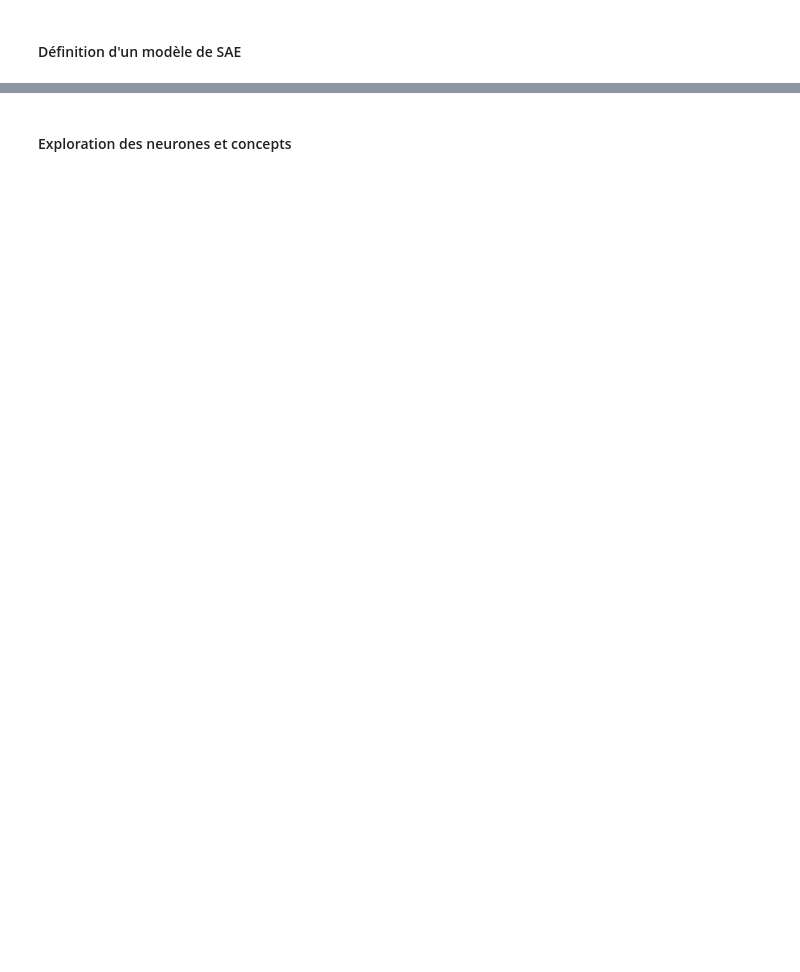
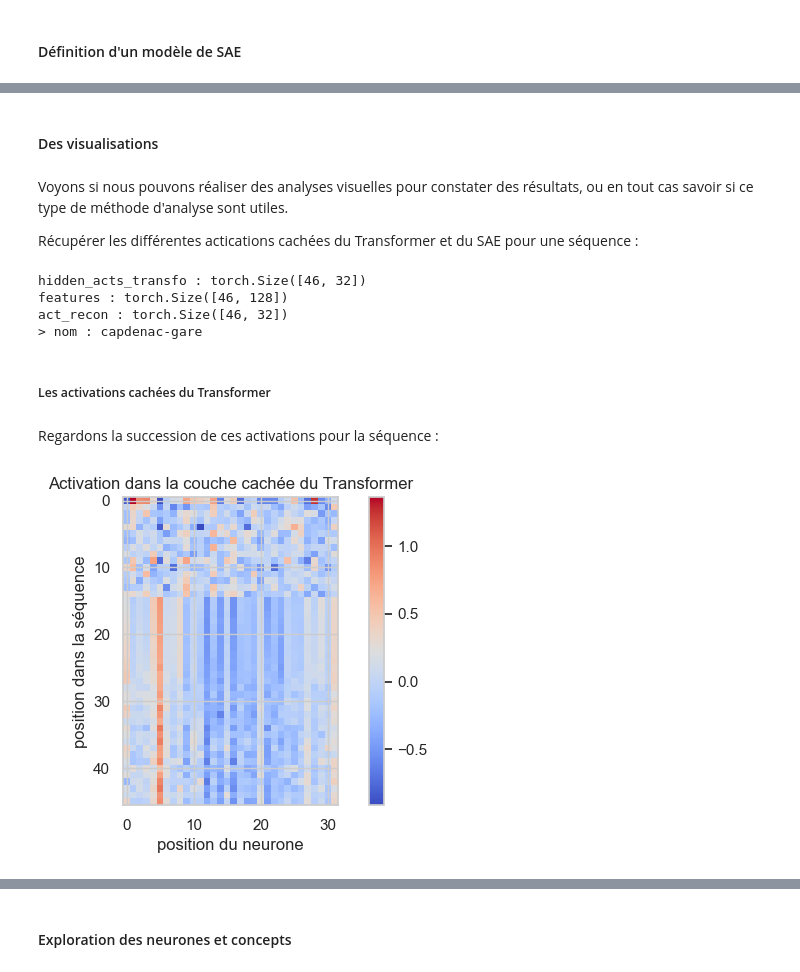
Before and after one commit to nicolasguillard/workshop_cs_202503, a Jupyter notebook: workshop_part_3__solution.ipynb, the cells around one changed output, grey strips where cells are left out. Drawn from its saved outputs; the diff is of its cells as text; code cells hidden in the pictures; blank space fills up the shorter version.

```diff
--- a/workshop_part_3__solution.ipynb
+++ b/workshop_part_3__solution.ipynb
@@ -189,0 +369,2 @@ LanguageModelForSAE(
+# %%
+train_dataset, test_dataset, tokenizer, _ = get_datasets("./villes.txt")
@@ -189,0 +375,13 @@ LanguageModelForSAE(
+# %%
+config = TransformerConfig(
+    vocab_size=tokenizer.vocabulary_size(),
+    d_model=d_model,
+    n_heads=n_heads,
+    n_layers=n_layers,
+    dropout=dropout,
+    max_len=max(train_dataset.max_len, test_dataset.max_len) - 1  # Because X and y : sequence[:-1] and sequence[1:] in dataset
+)
+
+filename = "./weights/model_32__4_heads__1_layers.pth" # A modifier selon le contexte
+#filename = "`./weights/solutions/model_32__4_heads__1_layers.pth`" # A décommenter selon le contexte
+model = load_transformer_model(filename, class_model=LanguageModelForSAE, config=config, device=device)
@@ -370,0 +415,3 @@ reconstruction loss : 2.22
+# %%
+train_dataloader = DataLoader(train_dataset, batch_size=batch_size, shuffle=True)
+test_dataloader = DataLoader(test_dataset, batch_size=batch_size, shuffle=True)
@@ -370,0 +747,43 @@ reconstruction loss : 2.22
+# %% [markdown]
+#### Des visualisations
+# %% [markdown]
+Voyons si nous pouvons réaliser des analyses visuelles pour constater des résultats, ou en tout cas savoir si ce type de méthode d'analyse sont utiles.
+
+Récupérer les différentes actications cachées du Transformer et du SAE pour une séquence :
+# %%
+X, _ = next(iter(train_dataloader)) # (B, S)
+
+idx_sequence = 1
+hidden_acts_transfo = model(X[idx_sequence-1:idx_sequence].to(device), act=True).view(-1, config.d_model) # (B*L, d_model)
+_, act_recon, features, _, _ = sae(hidden_acts_transfo)
+
+hidden_acts_transfo = hidden_acts_transfo.to("cpu").detach()
+features = features.to("cpu").detach()
+act_recon = act_recon.to("cpu").detach()
+
+# Affichons les dimensions de ces variables pour vérifier :
+print("hidden_acts_transfo :", hidden_acts_transfo.size())
+print("features :", features.size())
+print("act_recon :", act_recon.size())
+
+print("> nom :", tokenizer.to_string(X[idx_sequence-1].tolist()))
+# %% [output]
+hidden_acts_transfo : torch.Size([46, 32])
+features : torch.Size([46, 128])
+act_recon : torch.Size([46, 32])
+> nom : capdenac-gare
+# %% [markdown]
+##### Les activations cachées du Transformer
+# %% [markdown]
+Regardons la succession de ces activations pour la séquence :
+# %%
+fig, axes = plt.subplots(1, 1, figsize=(8, 4))
+
+im1 = axes.imshow(hidden_acts_transfo, cmap="coolwarm")
+plt.xlabel("position du neurone")
+plt.ylabel("position dans la séquence")
+plt.title(f"Activation dans la couche cachée du Transformer")
+fig.colorbar(im1, ax=axes)
+plt.show()
+# %% [output]
+[figure, added]
```
Also changed, not shown: parts of 126 cells of this notebook, 17 other files.
